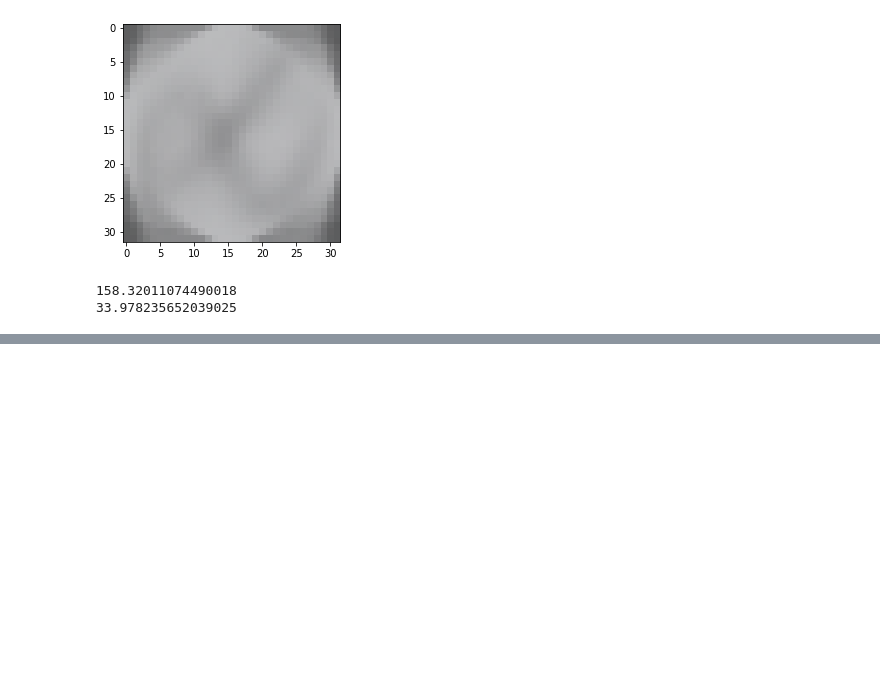
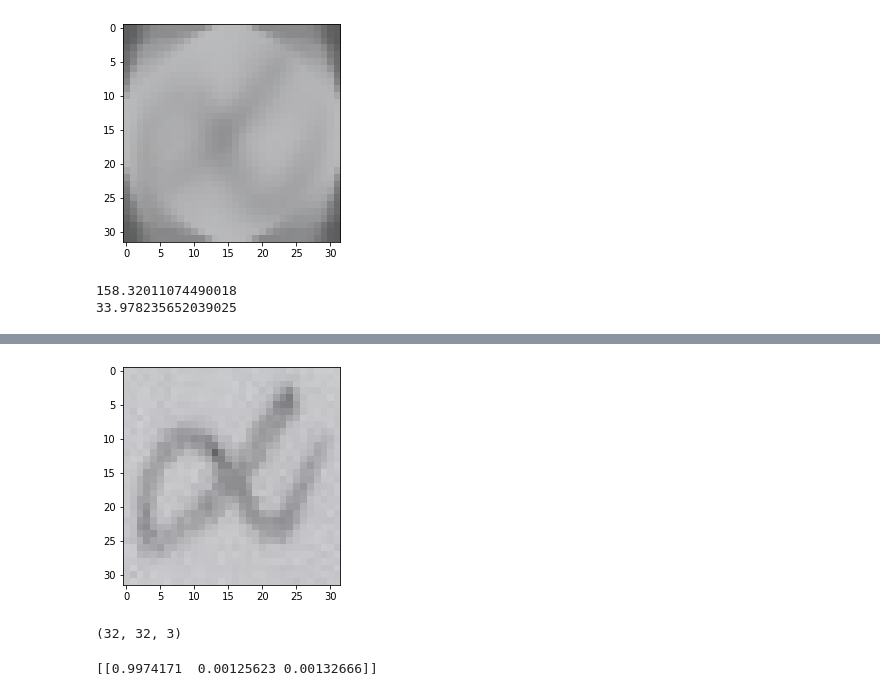
Before and after one commit to Sai-Nilayam/character_classifier, a Jupyter notebook: machine_learning.ipynb, the cells around one changed output, grey strips where cells are left out. Saved outputs shown, nothing was run; the diff lists cells and outputs as text; code cells hidden in the pictures; blank space fills up the shorter version.

```diff
--- a/machine_learning.ipynb
+++ b/machine_learning.ipynb
@@ -462,0 +538,20 @@ print(std_real)
+# %%
+# Testing on Convolution
+
+# Getting an Image to test.
+img = X_dev[99]
+plt.imshow(img)
+plt.show()
+
+print(img.shape)
+# %% [output]
+[figure, added]
+(32, 32, 3)
+# %%
+# Getting the final output.
+input_img = np.array([img])
+
+output = cnn_model.predict(input_img)
+print(output)
+# %% [output]
+[[0.9974171  0.00125623 0.00132666]]
```
Also changed, not shown: parts of 9 cells of this notebook.
